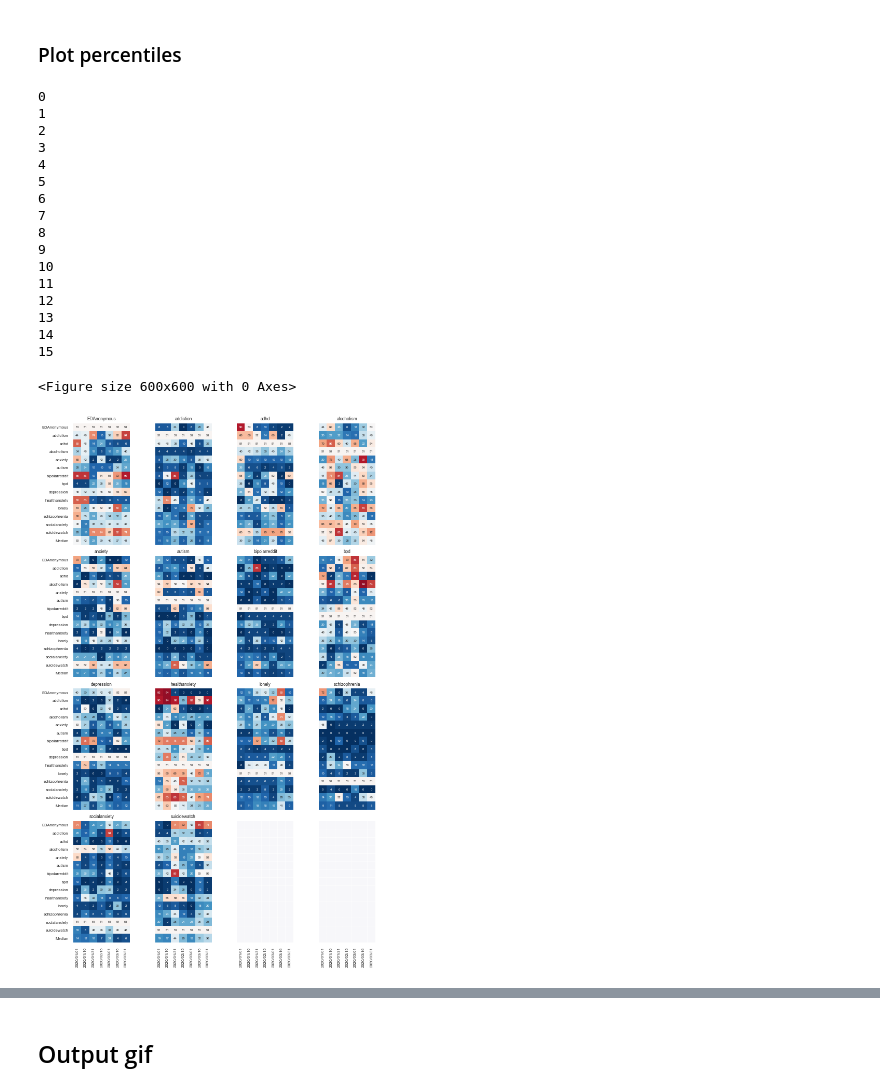
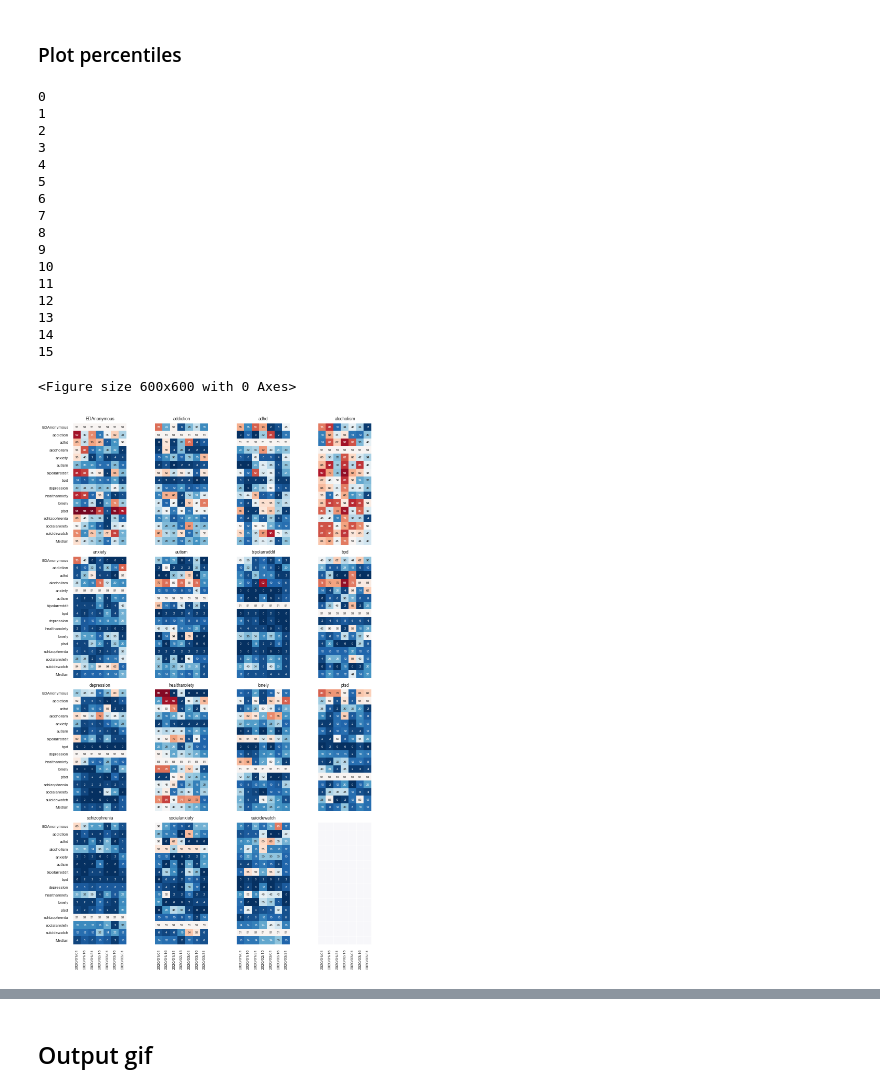
Before and after one commit to danielmlow/reddit, a Jupyter notebook: reddit_cluster.ipynb, the cells around one changed output, grey strips where cells are left out. Saved outputs shown, nothing was run; the diff lists cells and outputs as text; code cells hidden in the pictures.

```diff
--- a/reddit_cluster.ipynb
+++ b/reddit_cluster.ipynb
@@ -1129,6 +1052,6 @@ input_dir
 # %%
 # Either re-run above or load for reproducibility
-input_dir = './../../datum/reddit/output/supervised_umap/umap_cluster_post_2020-06-15-09-45/'
+input_dir = './../../datum/reddit/output/supervised_umap/umap_cluster_post_2020-06-20-09-18/'
 results_i_dists_hausdorff = np.load(input_dir+'run_1300_umap_gs_dists_hausdorff.npy')
 # %%
 # For each timestep, pairwise distance between clusters
@@ -1221,8 +1144,9 @@ y = list(distribution_2019_healthanxiety)
 x = ['2019 baseline']*50
 
 for i in range(len(timesteps)):
-    date = timesteps[i].replace('2020/', '')
-    date_new = date.replace('/', '-')
+#     date = timesteps[i].replace('2020/', '')
+#     date_new = date.replace('/', '-')
+    date_new = timesteps[i]
 #     date_new = date+'-'+date[:3]+str(int(date[-2:])+15)
     x = x + [date_new]*50
     y = y + [distances_2020[i]]*50
@@ -1230,7 +1154,7 @@ for i in range(len(timesteps)):
 
 sns.boxplot(x=x,y=y, palette='husl')
 sns.despine()
-plt.xticks(rotation=70)
+plt.xticks(rotation=90)
 plt.xlabel('2020')
 plt.ylabel(f'Distance between {sr_example_a} and {sr_example_b}')
 
@@ -1251,6 +1175,6 @@ percentile_3D_by_subreddit.shape
 # %%
 # Set cutoff for masking
-percentile_non_outliers = (percentile_3D_by_subreddit < 90) & (percentile_3D_by_subreddit > 10)
+percentile_non_outliers = (percentile_3D_by_subreddit < 95) & (percentile_3D_by_subreddit > 5)
 # %%
 savefig = True
 
@@ -1269,8 +1193,8 @@ median_percentiles ={}
 
 for i, ax in enumerate(axes):
     print(i)
-    if i in [14,15]:
-        df = np.ones((14,7))
+    if i in [15]:
+        df = np.ones((len(subreddits),7))
         df = pd.DataFrame(df, columns=timesteps, index =subreddits)
         df.loc['Median'] = np.ones(7)
 
@@ -1339,8 +1263,8 @@ median_percentiles ={}
 
 for i, ax in enumerate(axes):
     print(i)
-    if i in [14,15]:
-        df = np.ones((14,7))
+    if i in [15]:
+        df = np.ones((len(subreddits),7))
         df = pd.DataFrame(df, columns=timesteps, index =subreddits)
         df.loc['Median'] = np.ones(7)
 
@@ -1357,31 +1281,31 @@ for i, ax in enumerate(axes):
 
         hm = sns.heatmap(df.round(1), annot=True, cbar=False,cmap = 'RdBu_r', square=True, ax=ax, annot_kws={"fontsize":fontsize},
                         vmin=0, vmax=100)
         bottom, top = hm.get_ylim()
         hm.set_ylim(bottom + 0.5, top - 0.5)
         ax.title.set_text(sr)
         ax.set(adjustable='box', aspect='equal')
 
 
 plt.tight_layout()
 if savefig:
     plt.savefig(output_dir+f'/percentile_all.png', dpi=400)
 # %% [output]
 0
 1
 2
 3
 4
 5
 6
 7
 8
 9
 10
 11
 12
 13
 14
 15
 <Figure size 600x600 with 0 Axes>
-[figure, old version]
+[figure, new version]
```
Also changed, not shown: parts of 57 cells of this notebook.
